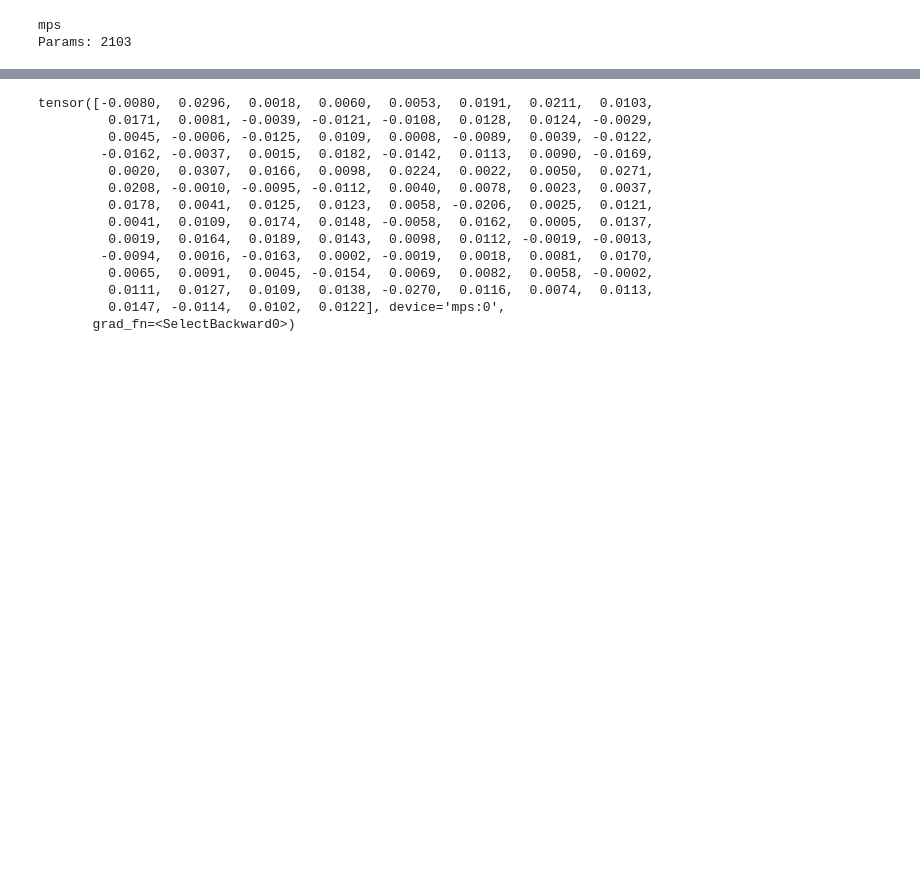
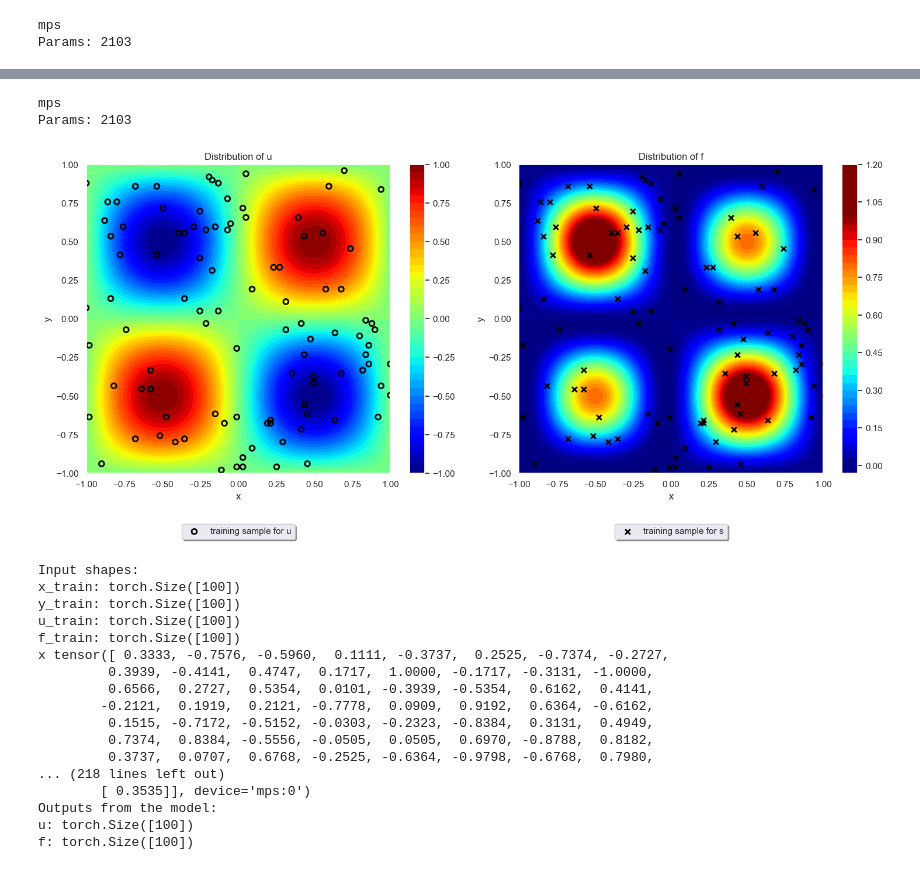
Before and after one commit to csml-beach/deep-bayesian-operator-nets, a Jupyter notebook: notebooks/2D-non-linear-diffusion-reaction/2d-non-linear.ipynb, the cells around one changed output, grey strips where cells are left out. Drawn from its saved outputs; the diff is of its cells as text; code cells hidden in the pictures; blank space fills up the shorter version.

```diff
--- a/notebooks/2D-non-linear-diffusion-reaction/2d-non-linear.ipynb
+++ b/notebooks/2D-non-linear-diffusion-reaction/2d-non-linear.ipynb
@@ -177,14 +259,14 @@ def sample_dataset_nonlinear(noise_scale=0.01, num_samples=100, device='cpu', la
 # %%
-def create_train_dataset(device='cpu', batch_size=batch_size):
+def create_train_dataset(device='mps', batch_size=batch_size):
     # Generate the data
-    x_train, y_train, sensor_u, sensor_f = sample_dataset_nonlinear(num_samples)
+    x_train, y_train, sensor_u, sensor_f = sample_dataset_nonlinear(noise_scale=noise_scale, num_samples=num_samples, device=device, lambd=0.01, k=0.5)
 
     # Add Gaussian noise to sensor data
-    sensor_u_noisy = sensor_u + torch.randn(sensor_u.size()) * noise_scale
-    sensor_f_noisy = sensor_f + torch.randn(sensor_f.size()) * noise_scale
+    sensor_u_noisy = sensor_u + torch.randn(sensor_u.size(), device=device) * noise_scale
+    sensor_f_noisy = sensor_f + torch.randn(sensor_f.size(), device=device) * noise_scale
 
-    train_dataset = TensorDataset(x_train, y_train, sensor_u_noisy, sensor_f)
+    train_dataset = TensorDataset(x_train, y_train, sensor_u_noisy, sensor_f_noisy)
     train_loader = DataLoader(train_dataset, batch_size=batch_size, shuffle=True)
 
-    return sensor_x, sensor_y, sensor_u_noisy, sensor_f_noisy
+    return train_loader, sensor_u_noisy, sensor_f_noisy
 # %%
@@ -221,17 +283,49 @@ Output f shape: torch.Size([100])
-# %%
-f
-# %% [output]
-tensor([-0.0080,  0.0296,  0.0018,  0.0060,  0.0053,  0.0191,  0.0211,  0.0103,
-         0.0171,  0.0081, -0.0039, -0.0121, -0.0108,  0.0128,  0.0124, -0.0029,
-         0.0045, -0.0006, -0.0125,  0.0109,  0.0008, -0.0089,  0.0039, -0.0122,
-        -0.0162, -0.0037,  0.0015,  0.0182, -0.0142,  0.0113,  0.0090, -0.0169,
-         0.0020,  0.0307,  0.0166,  0.0098,  0.0224,  0.0022,  0.0050,  0.0271,
-         0.0208, -0.0010, -0.0095, -0.0112,  0.0040,  0.0078,  0.0023,  0.0037,
-         0.0178,  0.0041,  0.0125,  0.0123,  0.0058, -0.0206,  0.0025,  0.0121,
-         0.0041,  0.0109,  0.0174,  0.0148, -0.0058,  0.0162,  0.0005,  0.0137,
-         0.0019,  0.0164,  0.0189,  0.0143,  0.0098,  0.0112, -0.0019, -0.0013,
-        -0.0094,  0.0016, -0.0163,  0.0002, -0.0019,  0.0018,  0.0081,  0.0170,
-         0.0065,  0.0091,  0.0045, -0.0154,  0.0069,  0.0082,  0.0058, -0.0002,
-         0.0111,  0.0127,  0.0109,  0.0138, -0.0270,  0.0116,  0.0074,  0.0113,
-         0.0147, -0.0114,  0.0102,  0.0122], device='mps:0',
-       grad_fn=<SelectBackward0>)
+# %%
+# Initialize the model and move it to the appropriate device
+model = Experiment()
+model.to(model.device)
+
+# Print the number of trainable parameters in the model
+print("Params:", sum(p.numel() for p in model.parameters() if p.requires_grad))
+
+# Using the DataLoader to get a batch of data
+train_loader, sensor_u_noisy, sensor_f_noisy = create_train_dataset(device=model.device)
+
+# Fetch one batch of data
+for batch in train_loader:
+    x_train, y_train, u_train, f_train = batch
+    break  # We only take one batch for demonstration
+
+# Check input shapes
+print("Input shapes:")
+print("x_train:", x_train.shape)
+print("y_train:", y_train.shape)
+print("u_train:", u_train.shape)
+print("f_train:", f_train.shape)
+
+# Forward pass to check if everything is working fine
+u, f = model(x_train, y_train)
+print("Outputs from the model:")
+print("u:", u.shape)
+print("f:", f.shape)
+# %% [output]
+mps
+Params: 2103
+[figure, added]
+Input shapes:
+x_train: torch.Size([100])
+y_train: torch.Size([100])
+u_train: torch.Size([100])
+f_train: torch.Size([100])
+x tensor([ 0.3333, -0.7576, -0.5960,  0.1111, -0.3737,  0.2525, -0.7374, -0.2727,
+         0.3939, -0.4141,  0.4747,  0.1717,  1.0000, -0.1717, -0.3131, -1.0000,
+         0.6566,  0.2727,  0.5354,  0.0101, -0.3939, -0.5354,  0.6162,  0.4141,
+        -0.2121,  0.1919,  0.2121, -0.7778,  0.0909,  0.9192,  0.6364, -0.6162,
+         0.1515, -0.7172, -0.5152, -0.0303, -0.2323, -0.8384,  0.3131,  0.4949,
+         0.7374,  0.8384, -0.5556, -0.0505,  0.0505,  0.6970, -0.8788,  0.8182,
+         0.3737,  0.0707,  0.6768, -0.2525, -0.6364, -0.9798, -0.6768,  0.7980,
+... (218 lines left out)
+        [ 0.3535]], device='mps:0')
+Outputs from the model:
+u: torch.Size([100])
+f: torch.Size([100])
```
Also changed, not shown: parts of 12 cells of this notebook.
